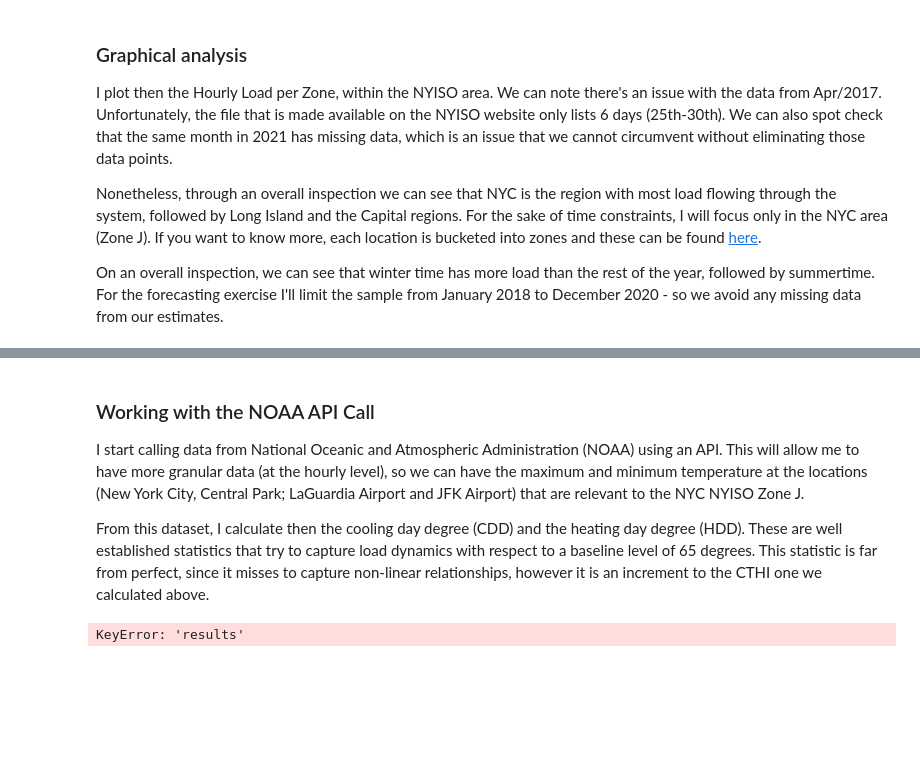
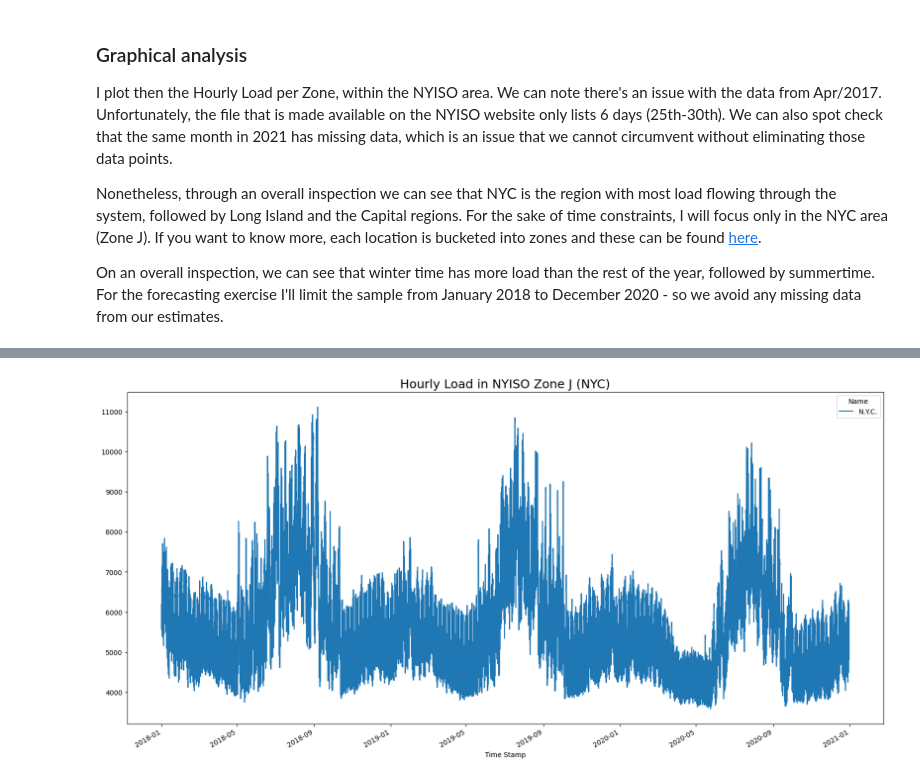
Before and after one commit to ovilar/phase_5-project, a Jupyter notebook: index.ipynb, the cells around one changed output, grey strips where cells are left out. Cells and saved outputs as stored; diff of their text form; code cells hidden in the pictures; blank space fills up the shorter version.

Commit message:
Updating index

```diff
--- a/index.ipynb
+++ b/index.ipynb
@@ -178,14 +174,14 @@ The next step is to merge all the Real-Time and Weather daily files into a datab
 # %%
 # Merging the Real-Time and Weather files
-df_rt = merge_csv('rt_files')
-df_wx = merge_csv('weather_files')
+df_rt = pd.read_csv('https://raw.githubusercontent.com/ovilar/phase_5-project/main/csv/rt_data.csv')
+df_wx = pd.read_csv('https://raw.githubusercontent.com/ovilar/phase_5-project/main/csv/weather_data.csv')
 
 # Formatting TimeStamp
-df_rt['Time Stamp'] = pd.to_datetime(df_rt['Time Stamp'], format = '%m/%d/%Y %H:%M:%S')
+df_rt['Time Stamp'] = pd.to_datetime(df_rt['Time Stamp'], format = '%Y-%m-%d %H:%M:%S')
 
 # Forecast and Vintage Date formatting
-df_wx['Forecast Date'] = pd.to_datetime(df_wx['Forecast Date'], format = '%m/%d/%Y')
-df_wx['Vintage Date'] = pd.to_datetime(df_wx['Vintage Date'], format = '%m/%d/%Y')
+df_wx['Forecast Date'] = pd.to_datetime(df_wx['Forecast Date'], format = '%Y-%m-%d')
+df_wx['Vintage Date'] = pd.to_datetime(df_wx['Vintage Date'], format = '%Y-%m-%d')
 # %% [markdown]
 ### Graphical analysis
 I plot then the Hourly Load per Zone, within the NYISO area. We can note there's an issue with the data from Apr/2017. Unfortunately, the file that is made available on the NYISO website only lists 6 days (25th-30th). We can also spot check that the same month in 2021 has missing data, which is an issue that we cannot circumvent without eliminating those data points.
@@ -254,31 +191,0 @@ data = data.fillna(method = 'ffill')
-# %% [markdown]
-### Working with the NOAA API Call
-I start calling data from National Oceanic and Atmospheric Administration (NOAA) using an API. This will allow me to have more granular data (at the hourly level), so we can have the maximum and minimum temperature at the locations (New York City, Central Park; LaGuardia Airport and JFK Airport) that are relevant to the NYC NYISO Zone J.
-
-From this dataset, I calculate then the cooling day degree (CDD) and the heating day degree (HDD). These are well established statistics that try to capture load dynamics with respect to a baseline level of 65 degrees. This statistic is far from perfect, since it misses to capture non-linear relationships, however it is an increment to the CTHI one we calculated above.
-# %%
-# Calling the NOAA API
-noaa = noaa_call(2018, 2020)
-
-# Splitting per area: NYC, LGA and JFK
-nyc_data = noaa['NYC'].reset_index()
-lga_data = noaa['LGA'].reset_index()
-jfk_data = noaa['JFK'].reset_index()
-
-# Temperature Calculation - CDD and HDD
-loc_list = [
-    'nyc_data',
-    'lga_data',
-    'jfk_data'
-]
-
-# Creating Cooling Degree Days and Heating Degree Days columns CDD/HDD
-for name in loc_list:
-    globals()[name]['CDD'] = (globals()[name]['TMAX'] + globals()[name]['TMIN']) / 2 - 65
-    globals()[name]['HDD'] = 65 - (globals()[name]['TMAX'] + globals()[name]['TMIN']) / 2
-
-    # Max value CDD/HDD or 0
-    globals()[name].loc[globals()[name]['CDD'] < 0, 'CDD'] = 0
-    globals()[name].loc[globals()[name]['HDD'] < 0, 'HDD'] = 0
-# %% [output]
-KeyError: 'results'
@@ -317,0 +192,12 @@ plt.show();
+# %%
+# Generating a Pivot Table to plot the Graph
+table = pd.pivot_table(df_rt, values = 'Load', index = ['Time Stamp'], columns = ['Name'])
+
+# Configuring and Plotting the table
+fig, ax = plt.subplots(figsize = (20, 10))
+table.plot(ax = ax)
+ax.set_title('Hourly Load in NYISO Zone J (NYC)', fontsize = 18)
+ax.set_xlabel('Time Stamp')
+plt.show();
+# %% [output]
+[figure, added]
```
Also changed, not shown: parts of 68 cells of this notebook.
